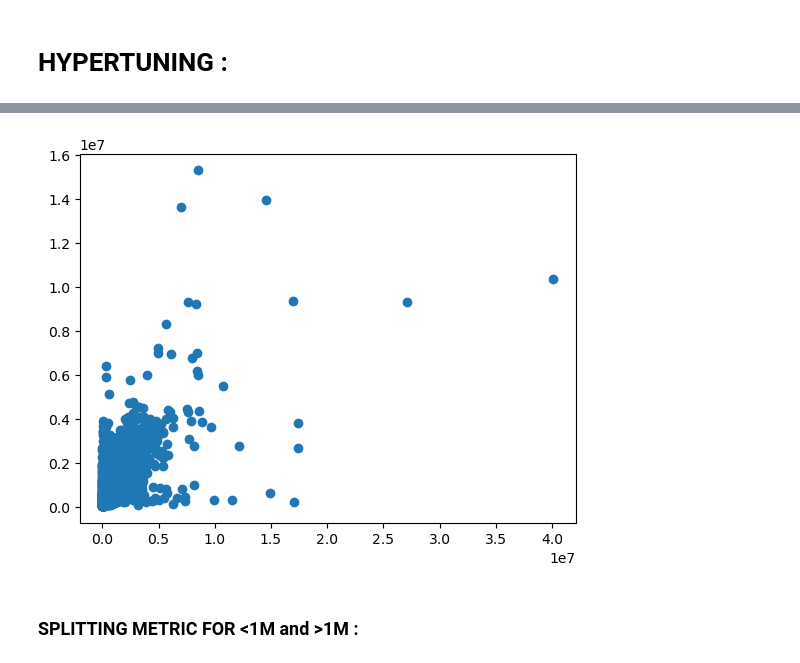
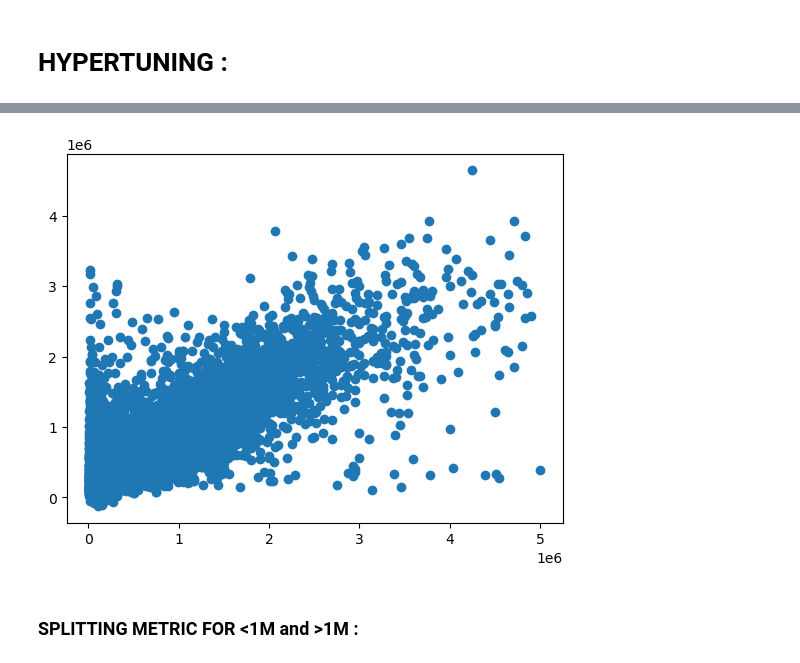
Before and after one commit to acktan/eleven-strategy, a Jupyter notebook: exploration.ipynb, the cells around one changed output, grey strips where cells are left out. Cells and saved outputs as stored; diff of their text form; code cells hidden in the pictures.

```diff
--- a/exploration.ipynb
+++ b/exploration.ipynb
@@ -28,0 +28,17 @@ df.head()
+# %%
+from dataAugment import DataAugmentation, DataLoader
+csv_files = ['./data/mutations_d75_train_localized.csv',
+             './data/mutations_d77_train_localized.csv',
+             './data/mutations_d78_train_localized.csv',
+             './data/mutations_d91_train_localized.csv',
+             './data/mutations_d92_train_localized.csv',
+             './data/mutations_d93_train_localized.csv',
+             './data/mutations_d94_train_localized.csv',
+             './data/mutations_d95_train_localized.csv',
+             ]
+
+dl = DataLoader(csv_files) #list of csv names of og dataset
+df = dl.combine_clean_files()
+dataAug = DataAugmentation(df,file_path='./data/')
+augment_df = dataAug.add_all()
+augment_df.to_csv('augmented_data.csv')
@@ -105,7 +174,7 @@ Name: valeurfonc, dtype: float64
 # %% [markdown]
 ### FEATURE ENGINEERING TARGET :
 # %%
-#df = df[(df['valeurfonc']>1e4) & (df['valeurfonc']<=5*1e6)]
+df = df[(df['valeurfonc']>1e4) & (df['valeurfonc']<=5*1e6)]
 print('SKEWNESS :',df['valeurfonc'].skew())
 print(df['valeurfonc'].value_counts(bins=[1e4,5*1e4,1e5,3*1e5,5*1e5,1e6,5*1e6],normalize=True,sort=False)*100)
 sns.histplot(x=df['valeurfonc'],bins=20)
@@ -325,18 +710,17 @@ import mlflow
 import mlflow.sklearn
 
 
-# models = [LGBMRegressor()]
-# param_grids = [ {'regressor__n_estimators': randint(1000,3000),
-#             'regressor__max_depth': randint(5,10),
-#             'regressor__reg_alpha' : uniform(0.3,1),
-#             'regressor__reg_lambda' : uniform(0.3,1),
-#             'regressor__min_child_samples': randint(20,100),
-#             # 'regressor__subsample': uniform(0.5,1),
-#             # 'regressor__colsample_bytree': uniform(0.5,1)
-#             }]
-
-models = [LinearRegression()]
-param_grids = [ {}]
+models = [LGBMRegressor()]
+param_grids = [ {'regressor__n_estimators': randint(1000,3000),
+            'regressor__max_depth': randint(5,10),
+            'regressor__reg_alpha' : uniform(0.3,1),
+            'regressor__reg_lambda' : uniform(0.3,1),
+            'regressor__min_child_samples': randint(20,100),
+            # 'regressor__subsample': uniform(0.5,1),
+            # 'regressor__colsample_bytree': uniform(0.5,1)
+            }]
+# models = [LinearRegression()]
+# param_grids = [ {}]
 
 
 # models = [RandomForestRegressor()]
@@ -352,7 +736,7 @@ cv = 2
 
 
 
-numerical_features =['sbati','latitude','longitude','anneemut']
+numerical_features =['sbati','latitude','longitude','anneemut','public_transport_spots']
 categorical_features = ['coddep','libnatmut','libtypbien','moismut']
 passthrough = ['nbapt1pp', 'nbapt2pp', 'nbapt3pp', 'nbapt4pp', 'nbapt5pp', 'nbmai1pp', 'nbmai2pp', 'nbmai3pp', 'nbmai4pp', 'nbmai5pp']
 
@@ -376,7 +760,7 @@ def make_pipeline(model) :
 y = df['valeurfonc']
 X = df.drop('valeurfonc',axis=1)
 train_x, test_x, train_y, test_y = train_test_split(X, y,random_state=42)
-train_y = np.sqrt(train_y)
+
 # train,test = train_test_split(df2,random_state=42)
 # test_x, test_y = test.drop('valeurfonc',axis=1), test['valeurfonc']
 # train_x, train_y = train[train['valeurfonc']<=1e6].drop('valeurfonc',axis=1) , train[train['valeurfonc']<=1e6]['valeurfonc']
@@ -399,19 +783,21 @@ for model, param_grid in zip(models, param_grids):
 
 
     with mlflow.start_run(run_name=f"{model.__class__.__name__}"):
-        rs = RandomizedSearchCV(make_pipeline(model), param_distributions=param_grids,cv=kf,n_iter=5,verbose=2,scoring='r2')
+        rs = RandomizedSearchCV(make_pipeline(model), param_distributions=param_grids,cv=kf,n_iter=3,verbose=3,scoring='r2')
         rs.fit(train_x, train_y)
 
         mlflow.lightgbm.log_model(rs, "model")
         y_pred = rs.predict(test_x)
-        mlflow.log_metric("train_score_r2",r2_score(train_y,rs.predict(train_x)**2))
-        mlflow.log_metric("train_score_rmse",mean_squared_error(train_y,rs.predict(train_x)**2,squared=False))
-        mlflow.log_metric("test_score_r2", r2_score(test_y,y_pred**2))
-        mlflow.log_metric("test_score_rmse", mean_squared_error(test_y,y_pred**2,squared=False))
+        mlflow.log_metric("train_score_r2",r2_score(train_y,rs.predict(train_x)))
+        mlflow.log_metric("train_score_rmse",mean_squared_error(train_y,rs.predict(train_x),squared=False))
+        mlflow.log_metric("test_score_r2", r2_score(test_y,y_pred))
+        mlflow.log_metric("test_score_rmse", mean_squared_error(test_y,y_pred,squared=False))
         mlflow.log_params(rs.best_params_)
         mlflow.sklearn.log_model(rs.best_estimator_, "model")
-        mlflow.set_tag('outliers','removing_over_1e8')
-        mlflow.set_tag('y_transformation','sqrt')
+        mlflow.set_tag('outliers','removing_over_5e6')
+        mlflow.set_tag('y_transformation','no_transformation')
+        mlflow.set_tag('data_aug','public_transport_spots')
+
         plt.scatter(test_y,y_pred)
 
     print("Best parameters:", rs.best_params_)
@@ -433,4 +815,4 @@ Best cross-validation score: 0.6865852160115208
-[figure, old version]
+[figure, new version]
 # %% [markdown]
 ### SPLITTING METRIC FOR <1M and >1M :
 # %%
```
Also changed, not shown: parts of 18 cells of this notebook.
